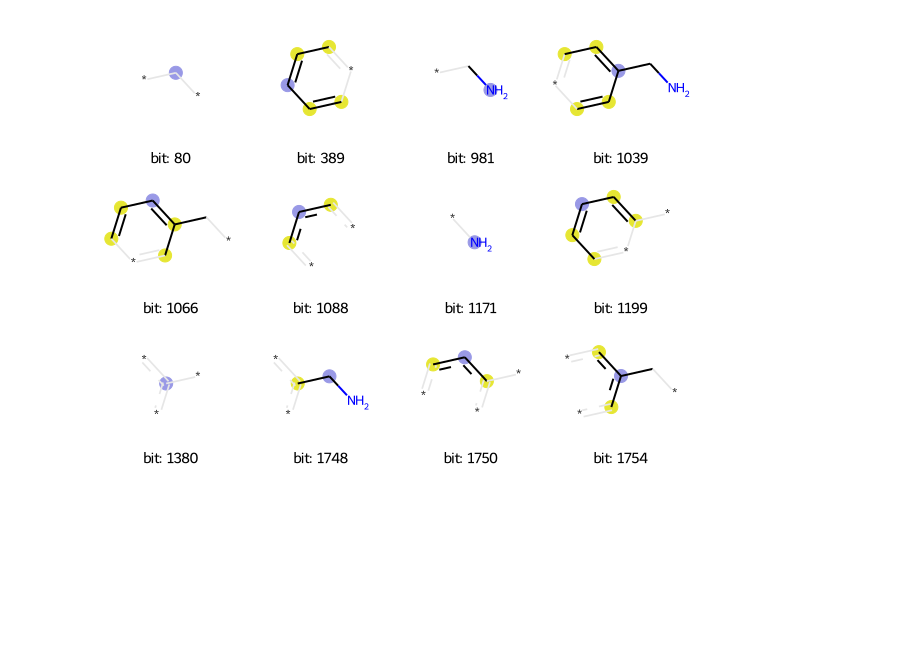
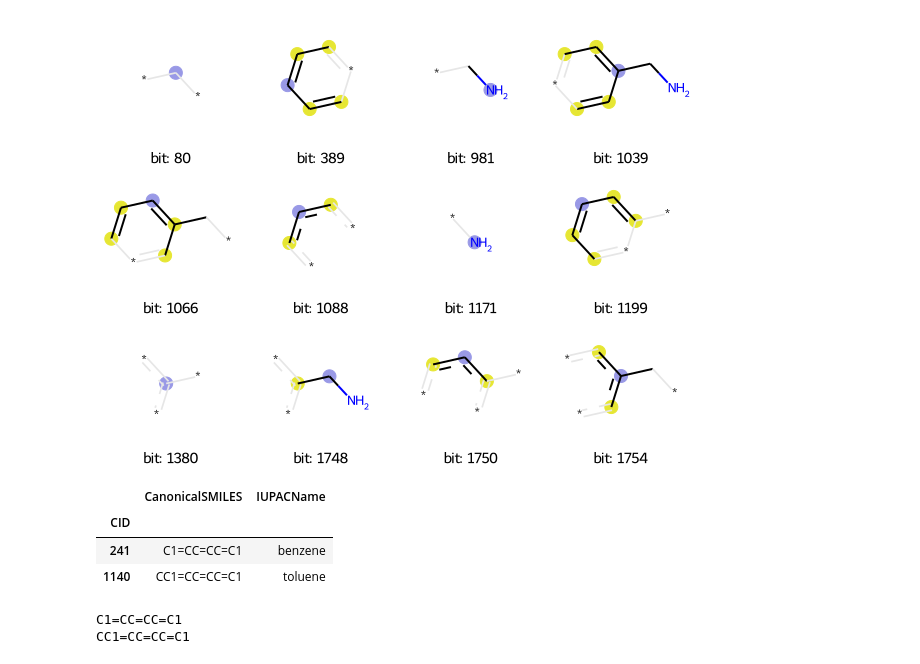
Before and after one commit to wwwyo/lab, a Jupyter notebook: morgan_visible.ipynb, the cells around one changed output. Saved outputs shown, nothing was run; the diff lists cells and outputs as text; code cells hidden in the pictures; blank space fills up the shorter version.

```diff
--- a/morgan_visible.ipynb
+++ b/morgan_visible.ipynb
@@ -35,3 +35,17 @@ morgan_turples = ((taxol,bit,bitI_morgan) for bit in list(bitI_morgan.keys())[:1
 Draw.DrawMorganBits(morgan_turples, molsPerRow=4, legends=['bit: '+str(x) for x in list(bitI_morgan.keys())[:12]])
 # %% [output]
 [figure]
+# %%
+import pandas as pd
+import pubchempy as pcp
+
+properties = ['CanonicalSMILES', 'IUPACName']
+benzene = pcp.get_properties(properties, 'benzene', 'name', as_dataframe=True)
+toluene = pcp.get_properties(properties, 'toluene', 'name', as_dataframe=True)
+df = pd.concat([benzene,toluene])
+display(df)
+# %% [output]
+|  | CanonicalSMILES | IUPACName |
+| CID |  |  |
+| 241 | C1=CC=CC=C1 | benzene |
+| 1140 | CC1=CC=CC=C1 | toluene |
@@ -37,0 +94,18 @@ Draw.DrawMorganBits(morgan_turples, molsPerRow=4, legends=['bit: '+str(x) for x
+# %%
+import openpyxl
+
+df.insert(2, 'img', '')
+file_name = 'dataset.xlsx'
+
+df.to_excel(file_name, index=False)
+wb = openpyxl.load_workbook(file_name)
+ws = wb.active
+
+# Excelは左からA列,B列,C列,,,
+add_image(ws, 'A', 'C')
+
+# 保存
+wb.save(file_name)
+# %% [output]
+C1=CC=CC=C1
+CC1=CC=CC=C1
```
Also changed, not shown: parts of 2 cells of this notebook.
